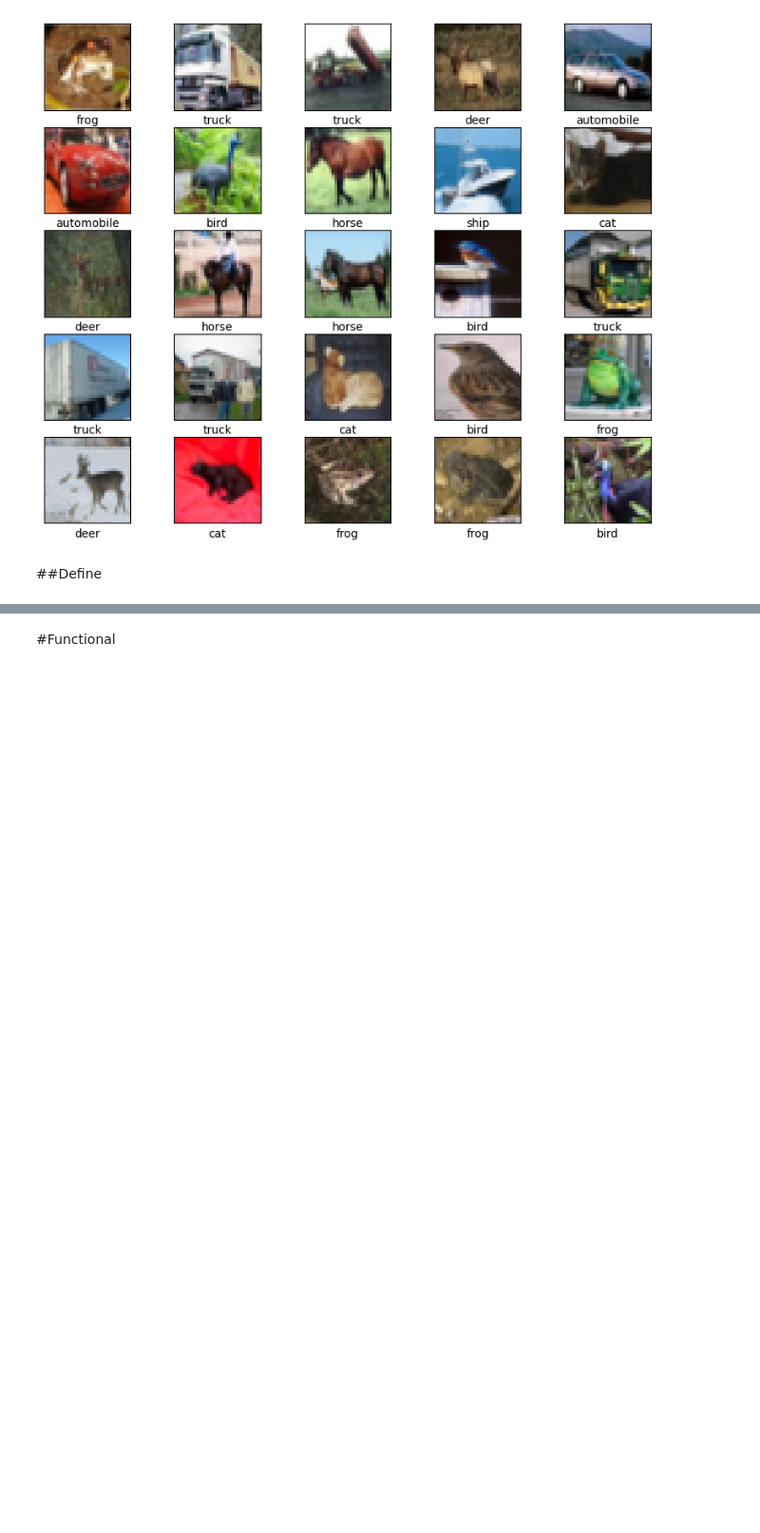
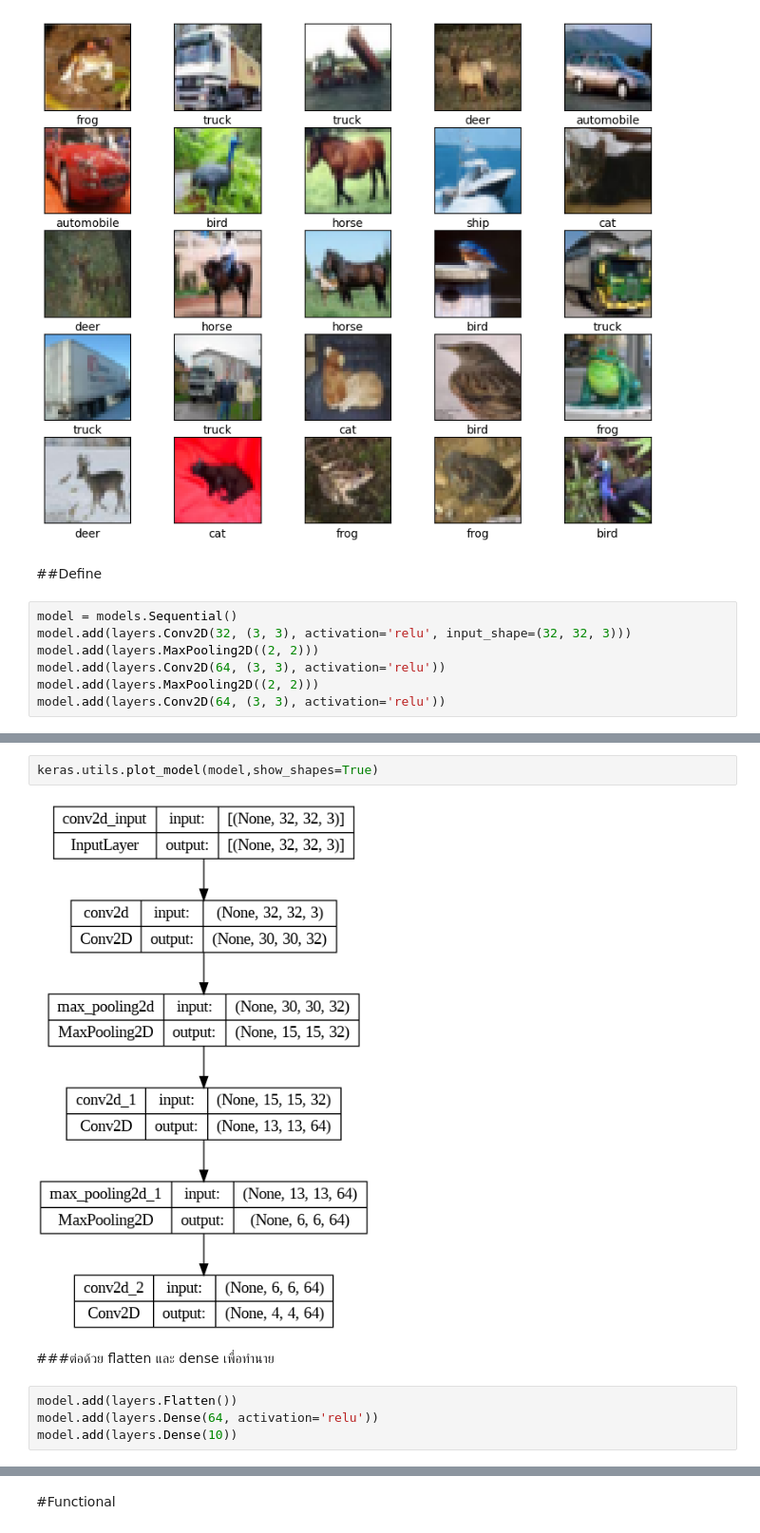
Before and after one commit to Nattakonjpg/AIPrototype2023, a Jupyter notebook: AI_Prototype.ipynb, the cells around one changed output, grey strips where cells are left out. Shown: that part at 95% size. Saved outputs shown, nothing was run; the diff lists cells and outputs as text; blank space fills up the shorter version.

```diff
--- a/AI_Prototype.ipynb
+++ b/AI_Prototype.ipynb
@@ -164,3 +168,10 @@ plt.show()
 [figure]
 # %% [markdown]
 ##Define
+# %%
+model = models.Sequential()
+model.add(layers.Conv2D(32, (3, 3), activation='relu', input_shape=(32, 32, 3)))
+model.add(layers.MaxPooling2D((2, 2)))
+model.add(layers.Conv2D(64, (3, 3), activation='relu'))
+model.add(layers.MaxPooling2D((2, 2)))
+model.add(layers.Conv2D(64, (3, 3), activation='relu'))
@@ -166,0 +198,10 @@ plt.show()
+# %%
+keras.utils.plot_model(model,show_shapes=True)
+# %% [output]
+[figure, added]
+# %% [markdown]
+###ต่อด้วย flatten และ dense เพื่อทำนาย
+# %%
+model.add(layers.Flatten())
+model.add(layers.Dense(64, activation='relu'))
+model.add(layers.Dense(10))
```
Also changed, not shown: parts of 27 cells of this notebook.
